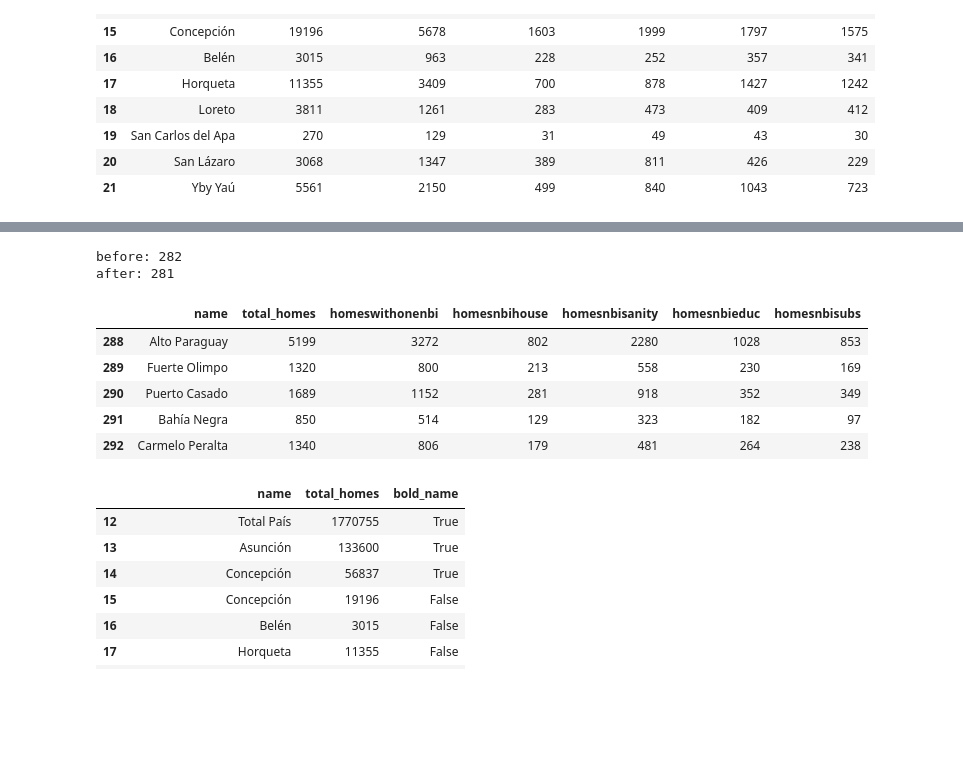
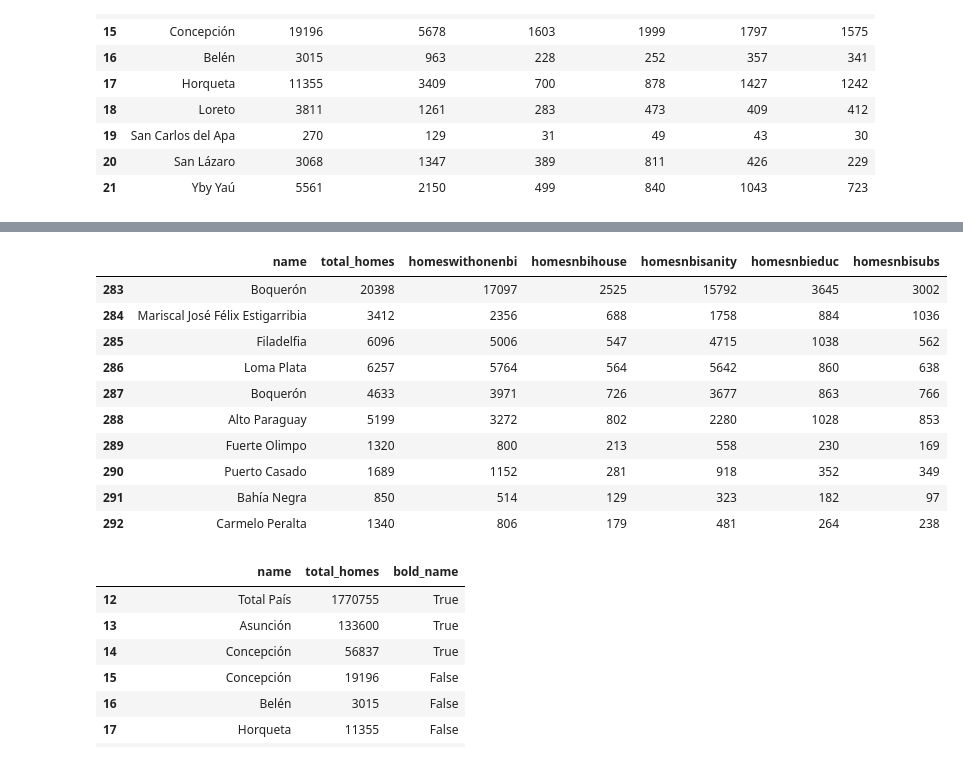
Before and after one commit to Ben-069/DataManPy, a Jupyter notebook: NBIPAR_Dengean&Ortega.ipynb, the cells around one changed output, grey strips where cells are left out. Cells and saved outputs as stored; diff of their text form; code cells hidden in the pictures; blank space fills up the shorter version.

```diff
--- a/NBIPAR_Dengean&Ortega.ipynb
+++ b/NBIPAR_Dengean&Ortega.ipynb
@@ -79,14 +115,15 @@ nbi.tail(10)
 | 292 | Carmelo Peralta | 1340 | 806 | 179 | 481 | 264 | 238 |
 | 293 | Fuente: INE. Censo Nacional de Po... | NaN | NaN | NaN | NaN | NaN | NaN |
 # %%
-print("before:", len(nbi))
 nbi = nbi.dropna(subset=["total_homes"]).copy()
-print("after:", len(nbi))
-display(nbi.tail(5))
+nbi.tail(10)
 # %% [output]
-before: 282
-after: 281
 |  | name | total_homes | homeswithonenbi | homesnbihouse | homesnbisanity | homesnbieduc | homesnbisubs |
+| 283 | Boquerón | 20398 | 17097 | 2525 | 15792 | 3645 | 3002 |
+| 284 | Mariscal José Félix Estigarribia | 3412 | 2356 | 688 | 1758 | 884 | 1036 |
+| 285 | Filadelfia | 6096 | 5006 | 547 | 4715 | 1038 | 562 |
+| 286 | Loma Plata | 6257 | 5764 | 564 | 5642 | 860 | 638 |
+| 287 | Boquerón | 4633 | 3971 | 726 | 3677 | 863 | 766 |
 | 288 | Alto Paraguay | 5199 | 3272 | 802 | 2280 | 1028 | 853 |
 | 289 | Fuerte Olimpo | 1320 | 800 | 213 | 558 | 230 | 169 |
 | 290 | Puerto Casado | 1689 | 1152 | 281 | 918 | 352 | 349 |
```
Also changed, not shown: parts of 142 cells of this notebook.
